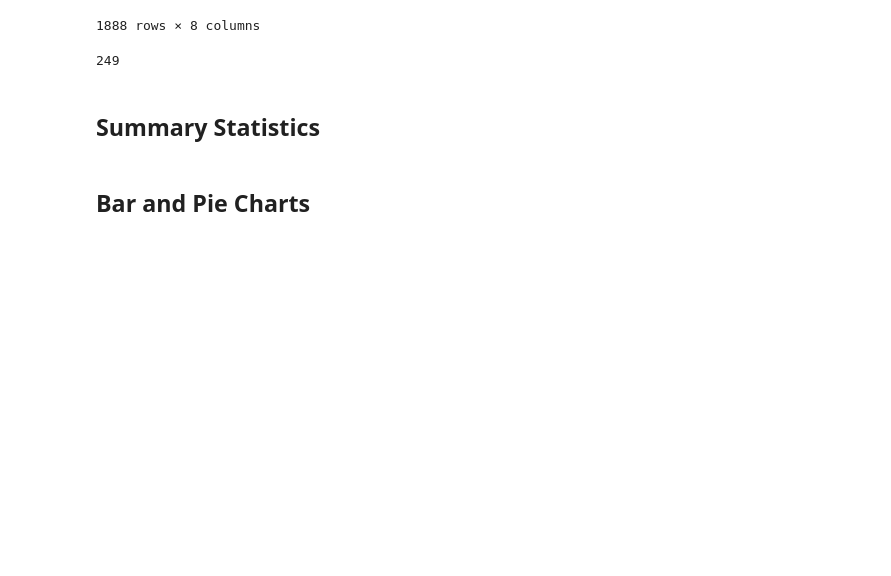
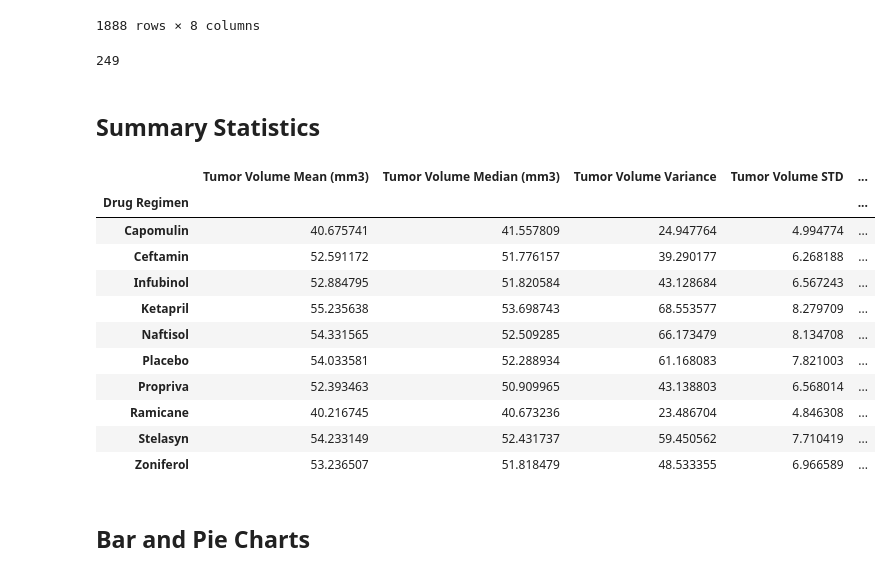
Before and after one commit to AustinRCole/Maplotlib-challenge, a Jupyter notebook: pymaceuticals_starter.ipynb, the cells around one changed output. Drawn from its saved outputs; the diff is of its cells as text; code cells hidden in the pictures; blank space fills up the shorter version.

Commit message:
summary stats and bar

```diff
--- a/pymaceuticals_starter.ipynb
+++ b/pymaceuticals_starter.ipynb
@@ -82,3 +79,40 @@ len(clean_mouse['Mouse ID'].unique())
+# %%
+# Generate a summary statistics table of mean, median, variance, standard deviation, and SEM of the tumor volume for each regimen
+# This method is the most straighforward, creating multiple series and putting them all together at the end.
+regimen = clean_mouse.groupby('Drug Regimen')
+regimen_df = regimen.mean()
+regimen_df = regimen_df[['Tumor Volume (mm3)']]
+regimen_df = regimen_df.rename(columns={'Tumor Volume (mm3)':'Tumor Volume Mean (mm3)'})
+median_df = regimen.median()
+median_df = median_df[['Tumor Volume (mm3)']]
+median_df = median_df.rename(columns={'Tumor Volume (mm3)':'Tumor Volume Median (mm3)'})
+variance_df = regimen.var()
+variance_df = variance_df[['Tumor Volume (mm3)']]
+variance_df = variance_df.rename(columns={'Tumor Volume (mm3)':'Tumor Volume Variance'})
+std_df = regimen.std()
+std_df = std_df[['Tumor Volume (mm3)']]
+std_df = std_df.rename(columns={'Tumor Volume (mm3)':'Tumor Volume STD'})
+sem_df = regimen.sem()
+sem_df = sem_df[['Tumor Volume (mm3)']]
+sem_df = sem_df.rename(columns={'Tumor Volume (mm3)':'Tumor Volume SEM'})
+regimen_df = pd.merge(regimen_df,median_df,on='Drug Regimen')
+regimen_df = pd.merge(regimen_df,variance_df,on='Drug Regimen')
+regimen_df = pd.merge(regimen_df,std_df,on='Drug Regimen')
+regimen_df = pd.merge(regimen_df,sem_df,on='Drug Regimen')
+regimen_df
+# %% [output]
+|  | Tumor Volume Mean (mm3) | Tumor Volume Median (mm3) | Tumor Volume Variance | Tumor Volume STD | ... |
+| Drug Regimen |  |  |  |  | ... |
+| Capomulin | 40.675741 | 41.557809 | 24.947764 | 4.994774 | ... |
+| Ceftamin | 52.591172 | 51.776157 | 39.290177 | 6.268188 | ... |
+| Infubinol | 52.884795 | 51.820584 | 43.128684 | 6.567243 | ... |
+| Ketapril | 55.235638 | 53.698743 | 68.553577 | 8.279709 | ... |
+| Naftisol | 54.331565 | 52.509285 | 66.173479 | 8.134708 | ... |
+| Placebo | 54.033581 | 52.288934 | 61.168083 | 7.821003 | ... |
+| Propriva | 52.393463 | 50.909965 | 43.138803 | 6.568014 | ... |
+| Ramicane | 40.216745 | 40.673236 | 23.486704 | 4.846308 | ... |
+| Stelasyn | 54.233149 | 52.431737 | 59.450562 | 7.710419 | ... |
+| Zoniferol | 53.236507 | 51.818479 | 48.533355 | 6.966589 | ... |
 # %%
 # Generate a summary statistics table of mean, median, variance, standard deviation, and SEM of the tumor volume for each regimen
 
```
Also changed, not shown: parts of 4 cells of this notebook.
